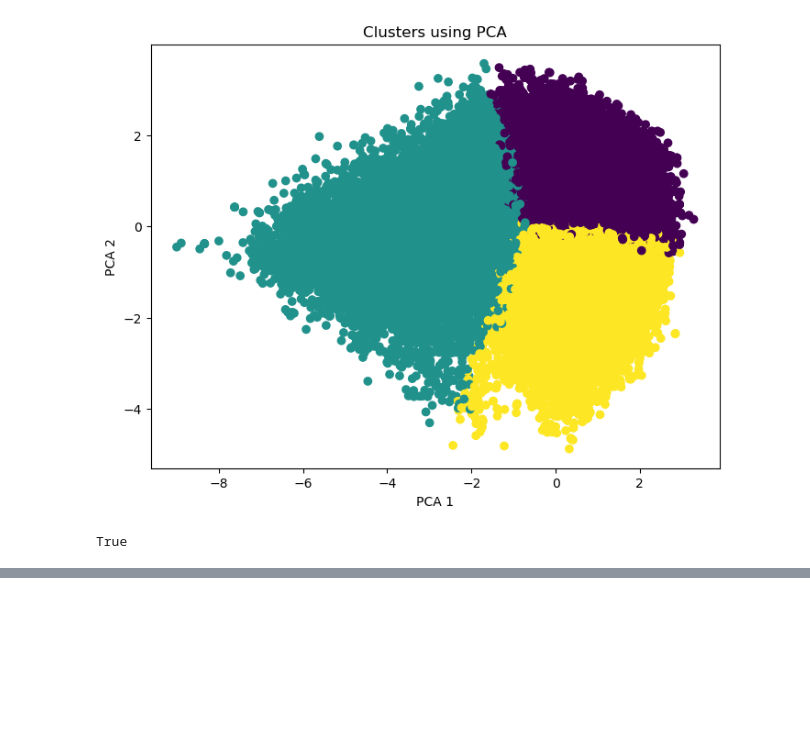
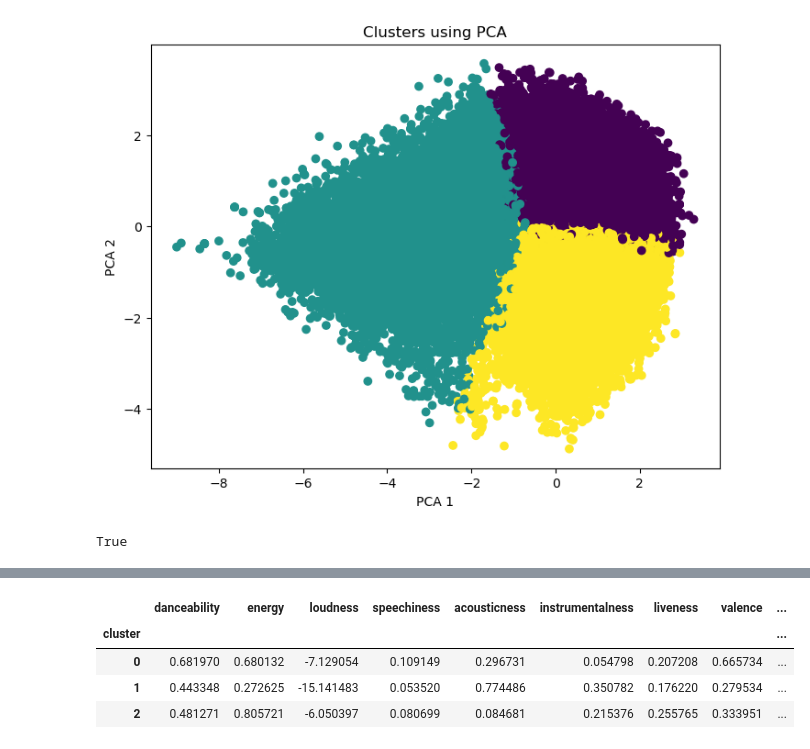
Before and after one commit to emmykristina/hitsong_uml, a Jupyter notebook: notebooks/03_mahtab_analysis.ipynb, the cells around one changed output, grey strips where cells are left out. Drawn from its saved outputs; the diff is of its cells as text; code cells hidden in the pictures; blank space fills up the shorter version.

```diff
--- a/notebooks/03_mahtab_analysis.ipynb
+++ b/notebooks/03_mahtab_analysis.ipynb
@@ -167,0 +172,20 @@ True
+# %%
+cluster_summary = df_unique.groupby("cluster")[[
+    "danceability",
+    "energy",
+    "loudness",
+    "speechiness",
+    "acousticness",
+    "instrumentalness",
+    "liveness",
+    "valence",
+    "tempo"
+]].mean()
+
+cluster_summary
+# %% [output]
+|  | danceability | energy | loudness | speechiness | acousticness | instrumentalness | liveness | valence | ... |
+| cluster |  |  |  |  |  |  |  |  | ... |
+| 0 | 0.681970 | 0.680132 | -7.129054 | 0.109149 | 0.296731 | 0.054798 | 0.207208 | 0.665734 | ... |
+| 1 | 0.443348 | 0.272625 | -15.141483 | 0.053520 | 0.774486 | 0.350782 | 0.176220 | 0.279534 | ... |
+| 2 | 0.481271 | 0.805721 | -6.050397 | 0.080699 | 0.084681 | 0.215376 | 0.255765 | 0.333951 | ... |
```
Also changed, not shown: parts of 8 cells of this notebook.
